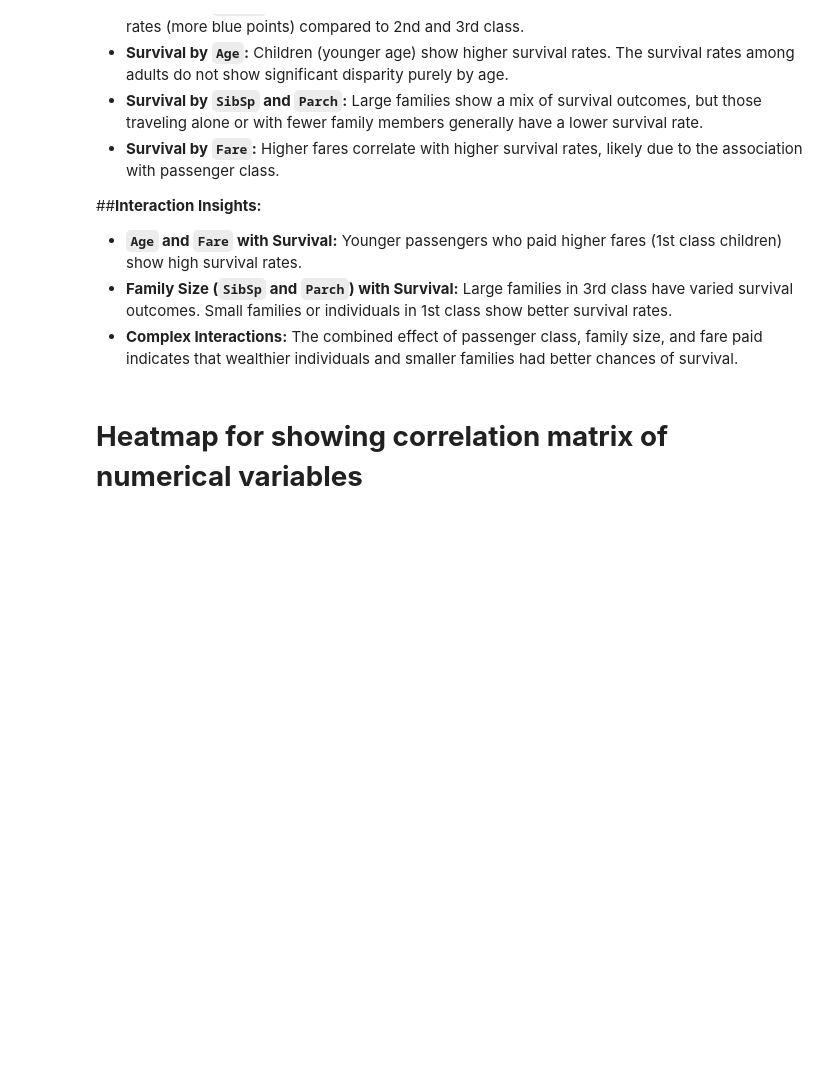
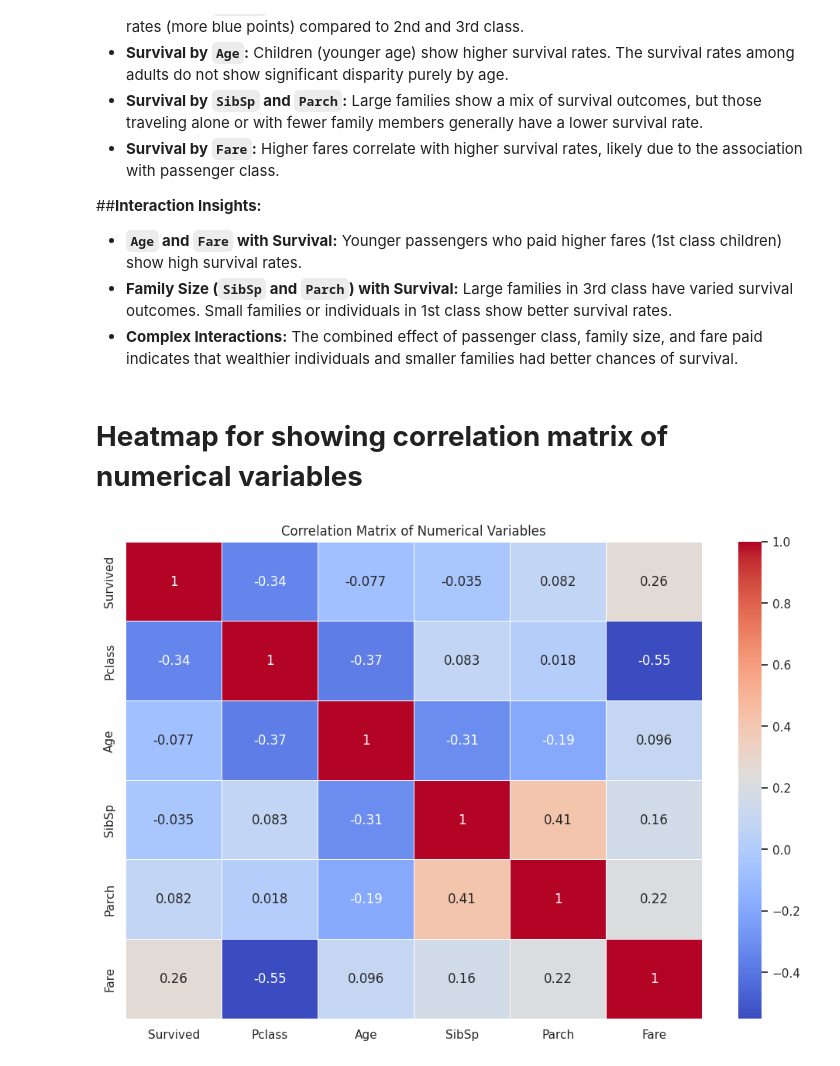
Before and after one commit to StacyChebet/Titanic-Machine-Learning-from-Disaster, a Jupyter notebook: Titanic_Machine_Learning_from_Disaster.ipynb, the cells around one changed output. Cells and saved outputs as stored; diff of their text form; code cells hidden in the pictures; blank space fills up the shorter version.

Commit message:
Created the heatmap to visualize correlation between numerical variables.

```diff
--- a/Titanic_Machine_Learning_from_Disaster.ipynb
+++ b/Titanic_Machine_Learning_from_Disaster.ipynb
@@ -486,3 +486,16 @@ plt.show()
 - **Complex Interactions:** The combined effect of passenger class, family size, and fare paid indicates that wealthier individuals and smaller families had better chances of survival.
 # %% [markdown]
 # **Heatmap for showing correlation matrix of numerical variables**
+# %%
+#Remaking the numerical variables list with only the vars that were not dropped
+numerical_vars = df.select_dtypes(include=['number']).columns.tolist()
+
+#Heatmap
+plt.figure(figsize=(12,8))
+numerical_df = df[numerical_vars] #Only use numerical variables
+correlation_matrix = numerical_df.corr()
+sns.heatmap(correlation_matrix, annot=True, cmap='coolwarm', linewidths=0.5)
+plt.title ('Correlation Matrix of Numerical Variables')
+plt.show()
+# %% [output]
+[figure, added]
```
Also changed, not shown: parts of 1 cell of this notebook.
